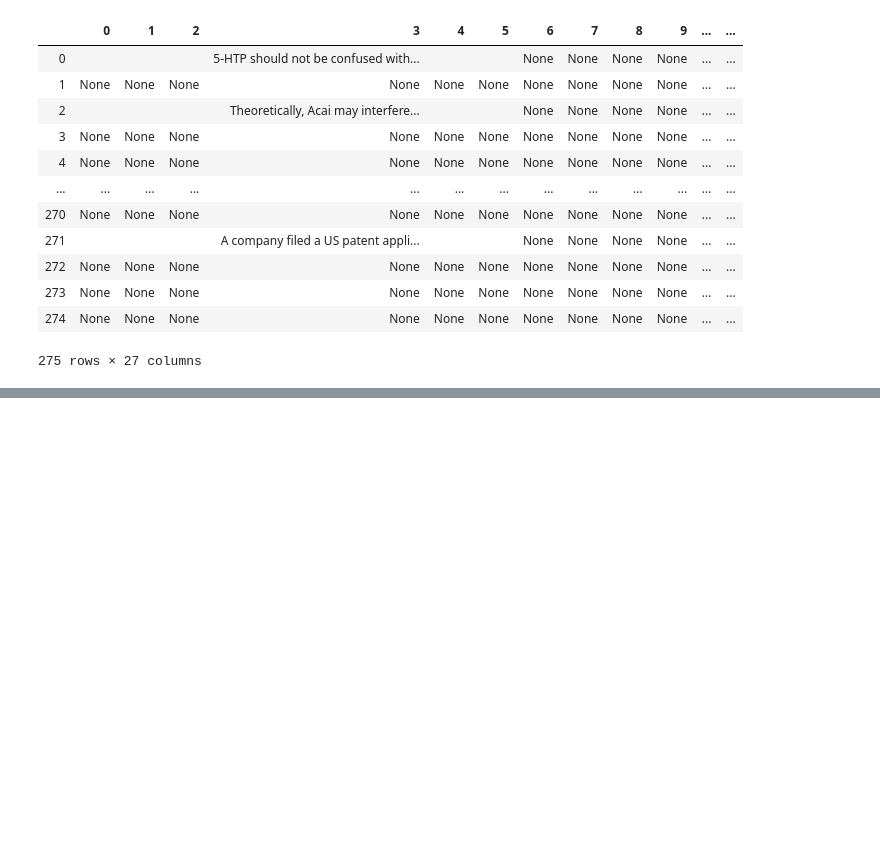
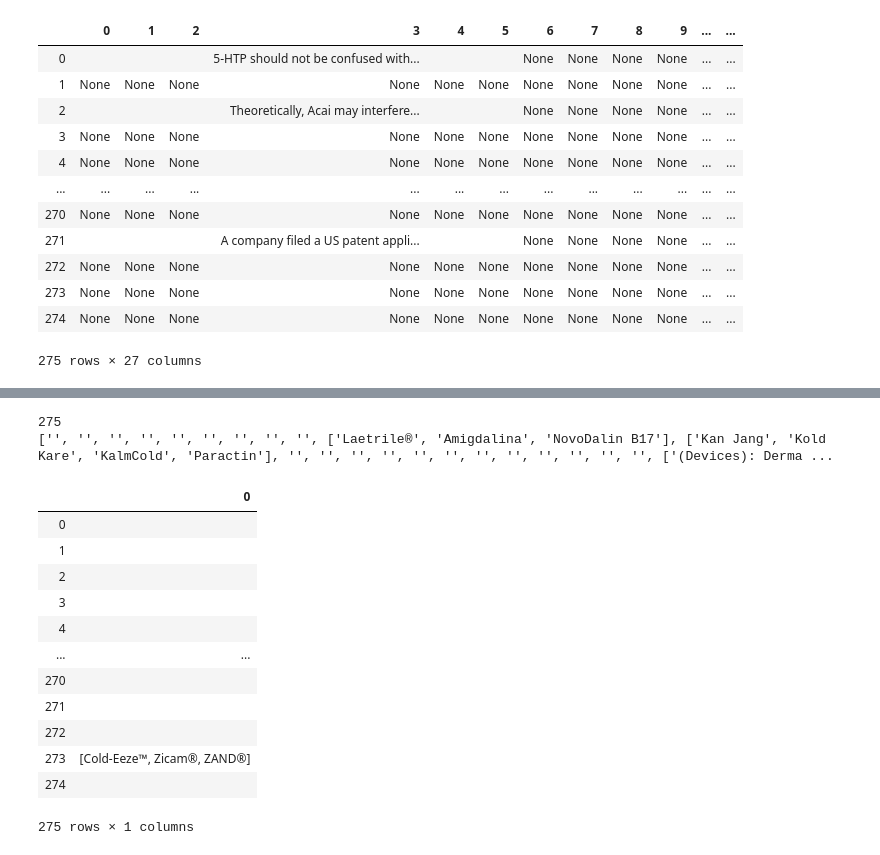
Before and after one commit to yingxuan0806/UROP-OncoRx, a Jupyter notebook: Data/About Herbs/scraper.ipynb, the cells around one changed output, grey strips where cells are left out. Cells and saved outputs as stored; diff of their text form; code cells hidden in the pictures; blank space fills up the shorter version.

```diff
--- a/Data/About Herbs/scraper.ipynb
+++ b/Data/About Herbs/scraper.ipynb
@@ -934,0 +935,21 @@ print("done")
+# %%
+print(len(h_brand_name))
+print(h_brand_name)
+h_brand_name_df = pd.DataFrame(h_brand_name)
+h_brand_name_df
+# %% [output]
+275
+['', '', '', '', '', '', '', '', '', ['Laetrile®', 'Amigdalina', 'NovoDalin B17'], ['Kan Jang', 'Kold Kare', 'KalmCold', 'Paractin'], '', '', '', '', '', '', '', '', '', '', '', '', ['(Devices): Derma ...
+|  | 0 |
+| 0 |  |
+| 1 |  |
+| 2 |  |
+| 3 |  |
+| 4 |  |
+| ... | ... |
+| 270 |  |
+| 271 |  |
+| 272 |  |
+| 273 | [Cold-Eeze™, Zicam®, ZAND®] |
+| 274 |  |
+275 rows × 1 columns
```
Also changed, not shown: parts of 13 cells of this notebook, 10 other files.
